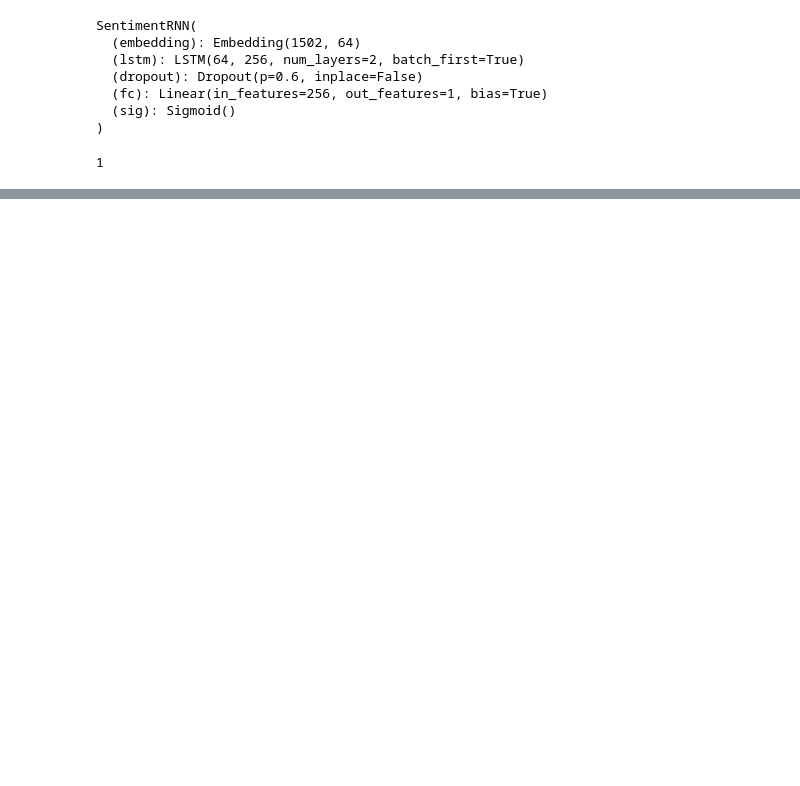
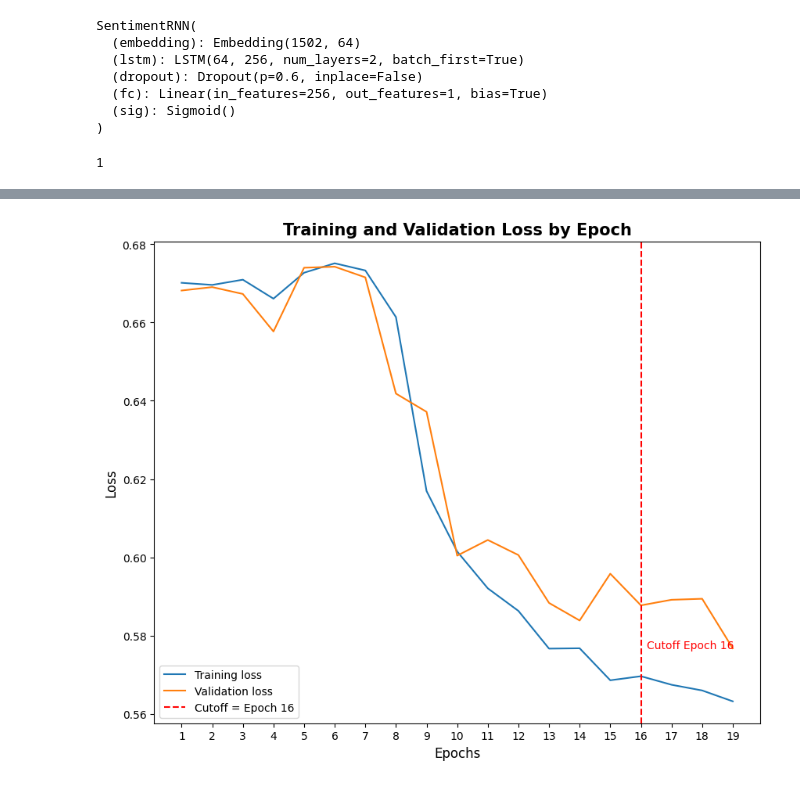
Before and after one commit to wanadzhar913/genshin-impact-reviews-sentiment-analysis-fastapi-docker, a Jupyter notebook: notebooks/03_modeling_stemmed.ipynb, the cells around one changed output, grey strips where cells are left out. Saved outputs shown, nothing was run; the diff lists cells and outputs as text; code cells hidden in the pictures; blank space fills up the shorter version.

```diff
--- a/notebooks/03_modeling_stemmed.ipynb
+++ b/notebooks/03_modeling_stemmed.ipynb
@@ -1604,0 +1899,18 @@ with torch.no_grad():
+# %%
+# Create data loaders for the training and validation sets
+train_dataset = GenshinDataset('../data/clean_train_stem.csv', word_vectors)
+valid_dataset = GenshinDataset('../data/clean_test_stem.csv', word_vectors)
+
+train_loader = DataLoader(train_dataset, batch_size=batch_size, shuffle=True, collate_fn=collate_fn)
+valid_loader = DataLoader(valid_dataset, batch_size=batch_size, shuffle=False, collate_fn=collate_fn)
+# %%
+model = SentimentRNN(
+    no_layers=no_layers,
+    output_dim=output_dim,
+    hidden_dim=hidden_dim,
+    embedding_dim=embedding_dim,
+    drop_prob=0.6
+)
+
+# moving to gpu
+model.to(device)
@@ -1604,0 +1924,8 @@ with torch.no_grad():
+# %%
+criterion = nn.BCELoss()
+
+optimizer = optim.Adam(model.parameters(), lr=learning_rate, weight_decay=weight_decay)
+# %%
+def acc(pred,label):
+    pred = torch.round(pred.squeeze())
+    return torch.sum(pred == label.squeeze()).item()
@@ -1604,0 +2072,19 @@ with torch.no_grad():
+# %%
+# Plot the training and validation loss by epoch
+plt.figure(figsize=(10,8))
+epochs = range(1,20)
+plt.plot(epochs, epoch_tr_loss, label='Training loss')
+plt.plot(epochs, epoch_vl_loss, label='Validation loss')
+plt.title('Training and Validation Loss by Epoch', size=15, weight='bold')
+plt.xlabel('Epochs', size=12)
+plt.ylabel('Loss', size=12)
+plt.xticks(np.arange(1,20,1))
+
+# Specify the best epoch or cutoff epoch (example: 15)
+best_epoch = 16
+plt.axvline(x=best_epoch, color='r', linestyle='--', label=f'Cutoff = Epoch {best_epoch}')
+plt.text(best_epoch + 0.2, min(epoch_vl_loss), f'Cutoff Epoch {best_epoch}', color='red')
+
+plt.legend();
+# %% [output]
+[figure, added]
```
Also changed, not shown: parts of 58 cells of this notebook, 5 other files.
